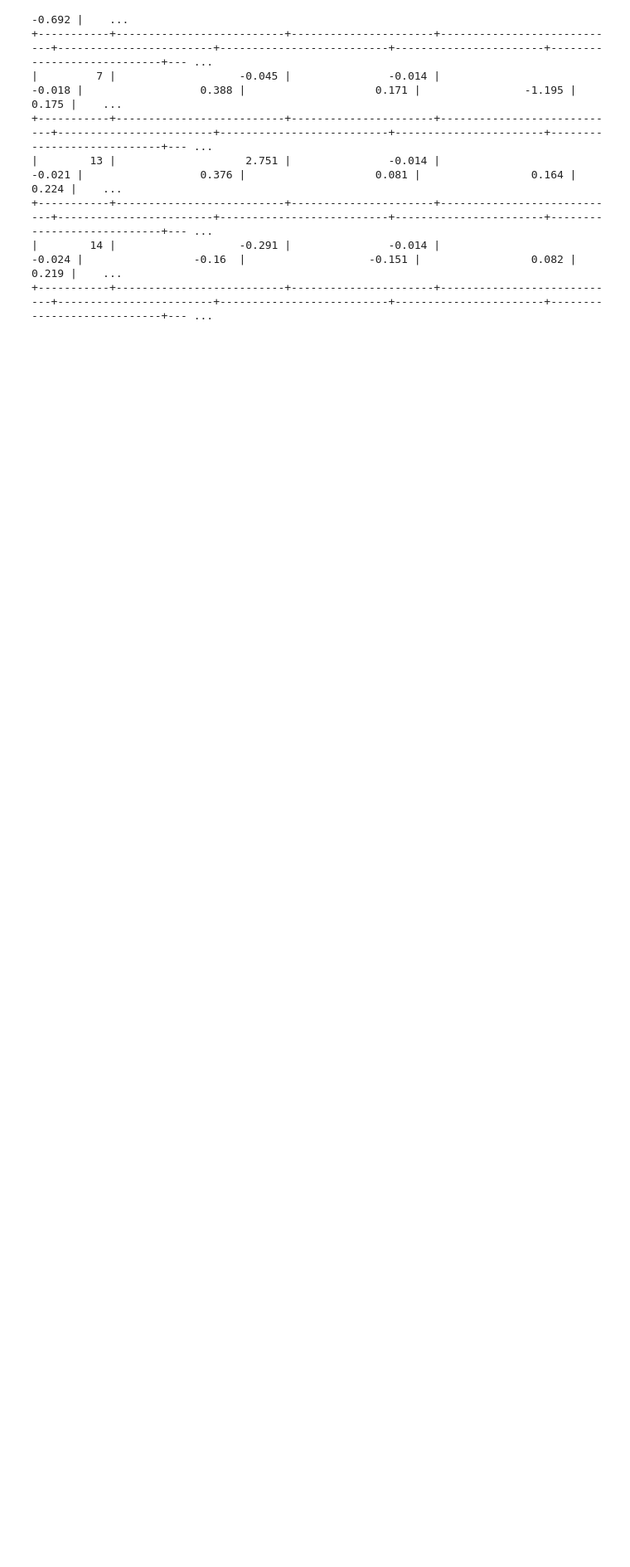
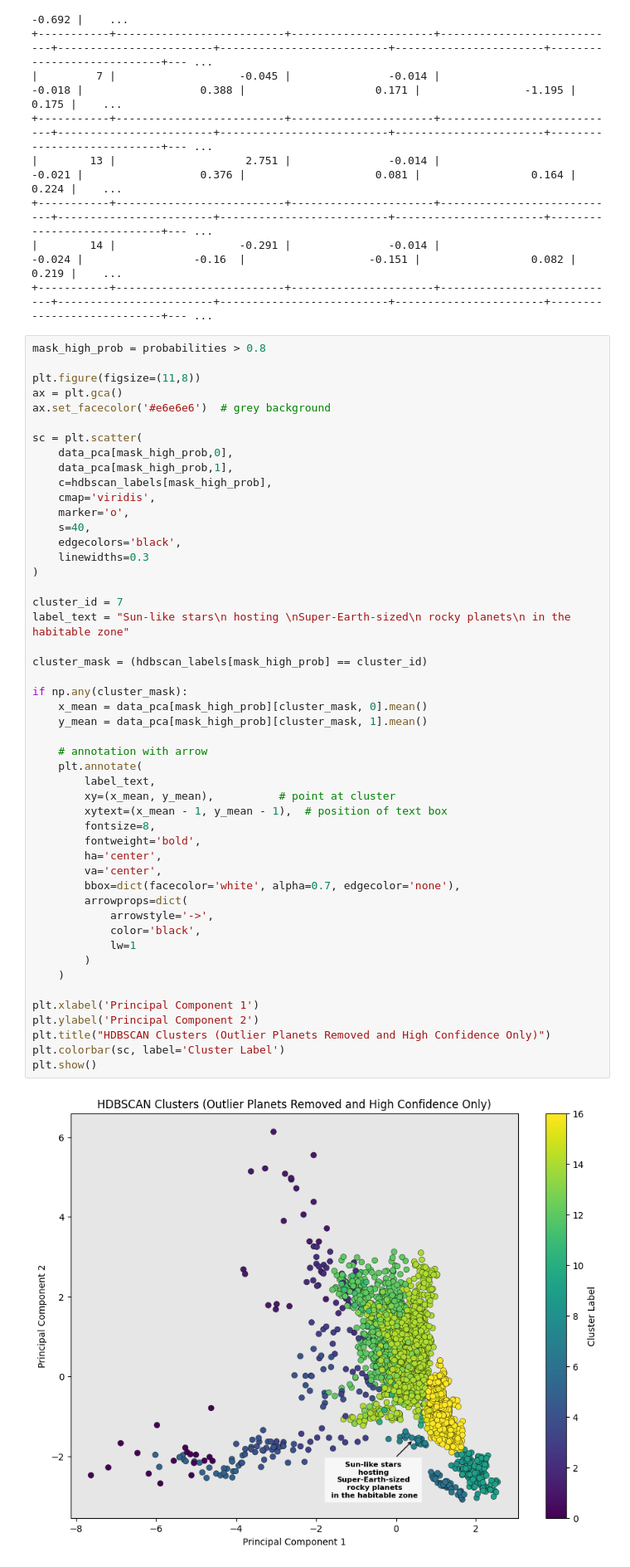
Before and after one commit to Graviton12/DS_Final_Project_SZM, a Jupyter notebook: Final Project Materials/DS_Predictive_Analysis_Model.ipynb, the cells around one changed output. Shown at 83% size. Drawn from its saved outputs; the diff is of its cells as text; blank space fills up the shorter version.

```diff
--- a/Final Project Materials/DS_Predictive_Analysis_Model.ipynb
+++ b/Final Project Materials/DS_Predictive_Analysis_Model.ipynb
@@ -3380,3 +3376,54 @@ print(tabulate.tabulate(cluster_summary_rounded, headers='keys', tablefmt='grid'
 +-----------+--------------------------+----------------------+----------------------------+------------------------+--------------------------+-----------------------+----------------------------+--- ...
 |        14 |                   -0.291 |               -0.014 |                     -0.024 |                 -0.16  |                   -0.151 |                 0.082 |                      0.219 |    ...
 +-----------+--------------------------+----------------------+----------------------------+------------------------+--------------------------+-----------------------+----------------------------+--- ...
+# %%
+mask_high_prob = probabilities > 0.8
+
+plt.figure(figsize=(11,8))
+ax = plt.gca()
+ax.set_facecolor('#e6e6e6')  # grey background
+
+sc = plt.scatter(
+    data_pca[mask_high_prob,0],
+    data_pca[mask_high_prob,1],
+    c=hdbscan_labels[mask_high_prob],
+    cmap='viridis',
+    marker='o',
+    s=40,
+    edgecolors='black',
+    linewidths=0.3
+)
+
+cluster_id = 7
+label_text = "Sun-like stars\n hosting \nSuper-Earth-sized\n rocky planets\n in the habitable zone"
+
+cluster_mask = (hdbscan_labels[mask_high_prob] == cluster_id)
+
+if np.any(cluster_mask):
+    x_mean = data_pca[mask_high_prob][cluster_mask, 0].mean()
+    y_mean = data_pca[mask_high_prob][cluster_mask, 1].mean()
+
+    # annotation with arrow
+    plt.annotate(
+        label_text,
+        xy=(x_mean, y_mean),          # point at cluster
+        xytext=(x_mean - 1, y_mean - 1),  # position of text box
+        fontsize=8,
+        fontweight='bold',
+        ha='center',
+        va='center',
+        bbox=dict(facecolor='white', alpha=0.7, edgecolor='none'),
+        arrowprops=dict(
+            arrowstyle='->',
+            color='black',
+            lw=1
+        )
+    )
+
+plt.xlabel('Principal Component 1')
+plt.ylabel('Principal Component 2')
+plt.title("HDBSCAN Clusters (Outlier Planets Removed and High Confidence Only)")
+plt.colorbar(sc, label='Cluster Label')
+plt.show()
+# %% [output]
+[figure, added]
```
Also changed, not shown: parts of 6 cells of this notebook, 1 other file.
